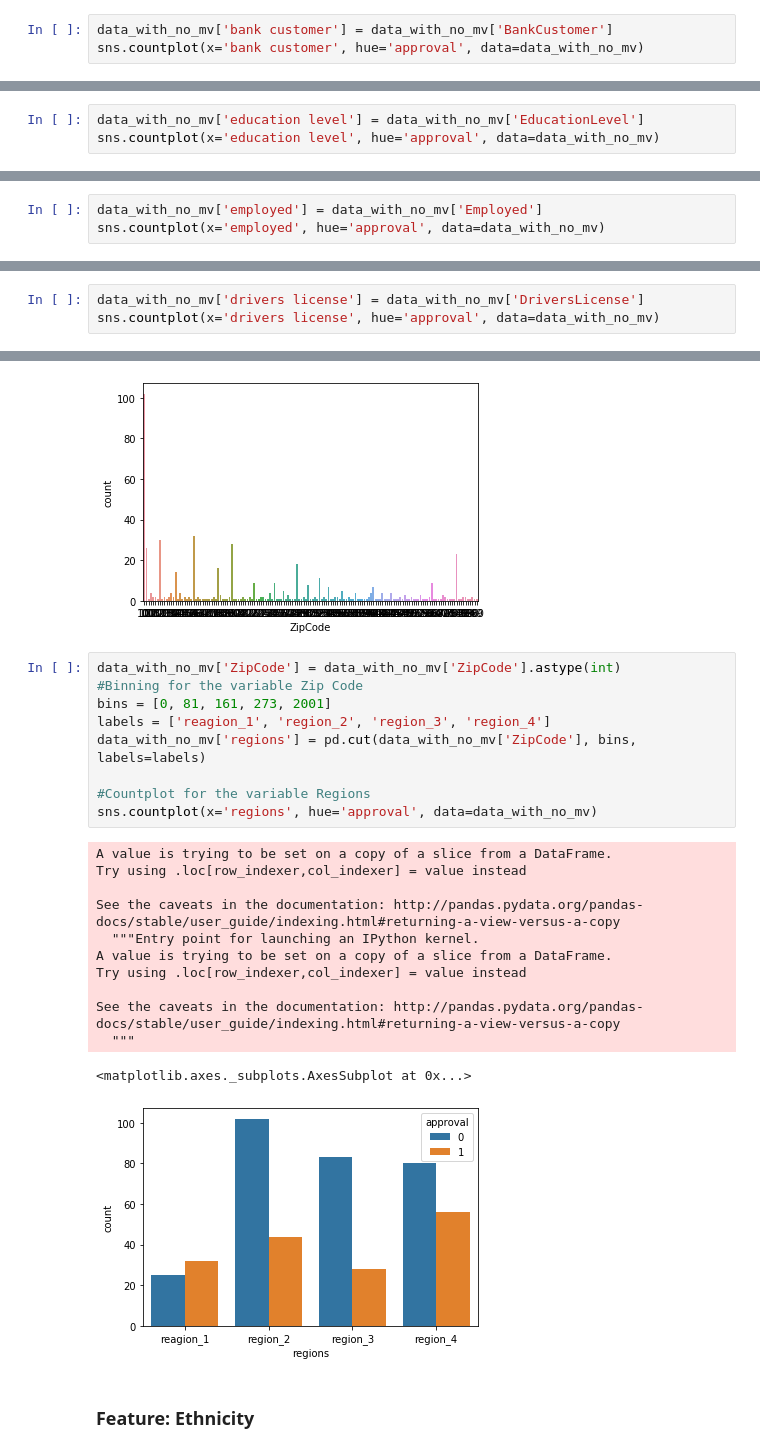
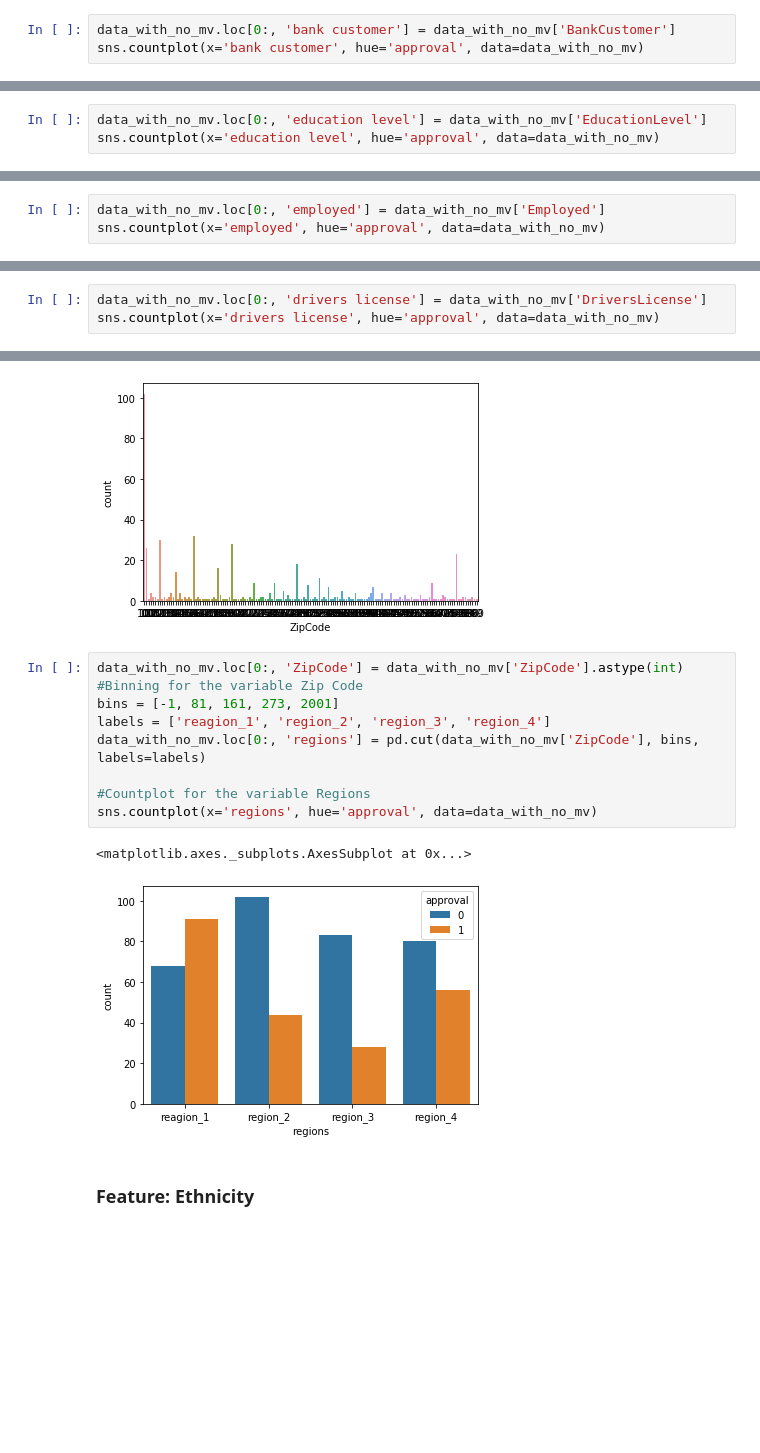
Before and after one commit to akshaynayanravi/credit_card_approval, a Jupyter notebook: credit_card_approval.ipynb, the cells around one changed output, grey strips where cells are left out. Drawn from its saved outputs; the diff is of its cells as text; blank space fills up the shorter version.

```diff
--- a/credit_card_approval.ipynb
+++ b/credit_card_approval.ipynb
@@ -365,6 +327,6 @@ See the caveats in the documentation: http://pandas.pydata.org/pandas-docs/stabl
 # %% [markdown]
 ### Feature: Bank Customer
 # %%
-data_with_no_mv['bank customer'] = data_with_no_mv['BankCustomer']
+data_with_no_mv.loc[0:, 'bank customer'] = data_with_no_mv['BankCustomer']
 sns.countplot(x='bank customer', hue='approval', data=data_with_no_mv)
 # %% [output]
@@ -378,6 +335,6 @@ See the caveats in the documentation: http://pandas.pydata.org/pandas-docs/stabl
 # %% [markdown]
 ### Feature: Education Level
 # %%
-data_with_no_mv['education level'] = data_with_no_mv['EducationLevel']
+data_with_no_mv.loc[0:, 'education level'] = data_with_no_mv['EducationLevel']
 sns.countplot(x='education level', hue='approval', data=data_with_no_mv)
 # %% [output]
@@ -391,6 +343,6 @@ See the caveats in the documentation: http://pandas.pydata.org/pandas-docs/stabl
 # %% [markdown]
 ### Feature: Employed
 # %%
-data_with_no_mv['employed'] = data_with_no_mv['Employed']
+data_with_no_mv.loc[0:, 'employed'] = data_with_no_mv['Employed']
 sns.countplot(x='employed', hue='approval', data=data_with_no_mv)
 # %% [output]
@@ -404,6 +351,6 @@ See the caveats in the documentation: http://pandas.pydata.org/pandas-docs/stabl
 # %% [markdown]
 ### Feature: Drivers License
 # %%
-data_with_no_mv['drivers license'] = data_with_no_mv['DriversLicense']
+data_with_no_mv.loc[0:, 'drivers license'] = data_with_no_mv['DriversLicense']
 sns.countplot(x='drivers license', hue='approval', data=data_with_no_mv)
 # %% [output]
@@ -420,27 +362,17 @@ sns.countplot(x=data_with_no_mv['ZipCode'])
 <matplotlib.axes._subplots.AxesSubplot at 0x...>
 [figure]
 # %%
-data_with_no_mv['ZipCode'] = data_with_no_mv['ZipCode'].astype(int)
+data_with_no_mv.loc[0:, 'ZipCode'] = data_with_no_mv['ZipCode'].astype(int)
 #Binning for the variable Zip Code
-bins = [0, 81, 161, 273, 2001]
+bins = [-1, 81, 161, 273, 2001]
 labels = ['reagion_1', 'region_2', 'region_3', 'region_4']
-data_with_no_mv['regions'] = pd.cut(data_with_no_mv['ZipCode'], bins, labels=labels)
+data_with_no_mv.loc[0:, 'regions'] = pd.cut(data_with_no_mv['ZipCode'], bins, labels=labels)
 
 #Countplot for the variable Regions
 sns.countplot(x='regions', hue='approval', data=data_with_no_mv)
 # %% [output]
-A value is trying to be set on a copy of a slice from a DataFrame.
-Try using .loc[row_indexer,col_indexer] = value instead
-
-See the caveats in the documentation: http://pandas.pydata.org/pandas-docs/stable/user_guide/indexing.html#returning-a-view-versus-a-copy
-  """Entry point for launching an IPython kernel.
-A value is trying to be set on a copy of a slice from a DataFrame.
-Try using .loc[row_indexer,col_indexer] = value instead
-
-See the caveats in the documentation: http://pandas.pydata.org/pandas-docs/stable/user_guide/indexing.html#returning-a-view-versus-a-copy
-  """
+<matplotlib.axes._subplots.AxesSubplot at 0x...>
-<matplotlib.axes._subplots.AxesSubplot at 0x...>
-[figure, old version]
+[figure, new version]
 # %% [markdown]
 ### Feature: Ethnicity
 # %%
```
Also changed, not shown: parts of 28 cells of this notebook.
